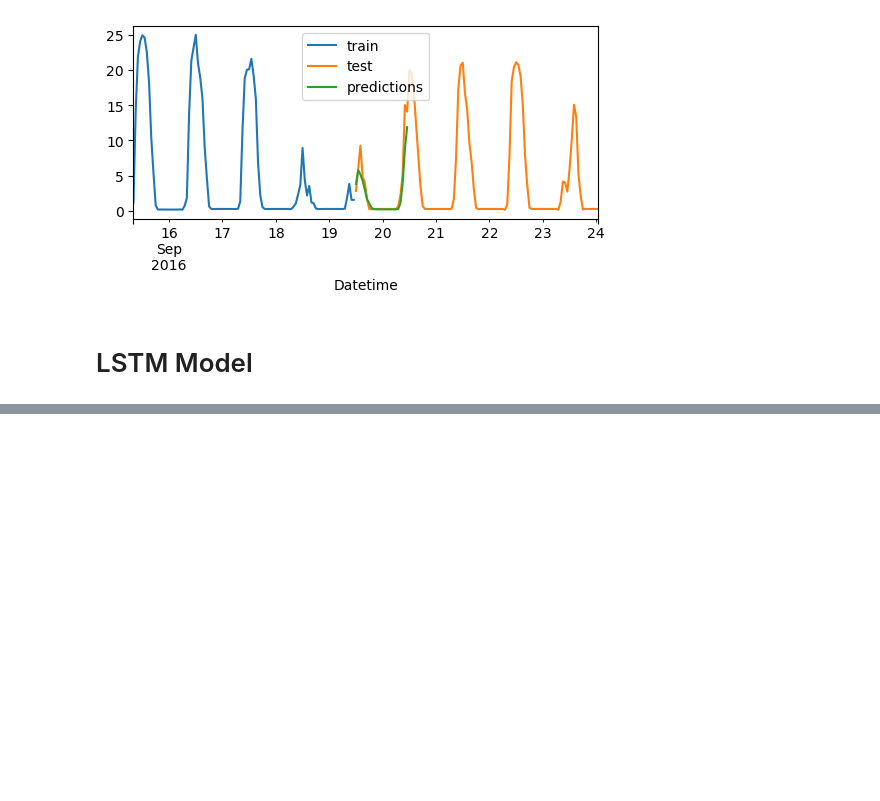
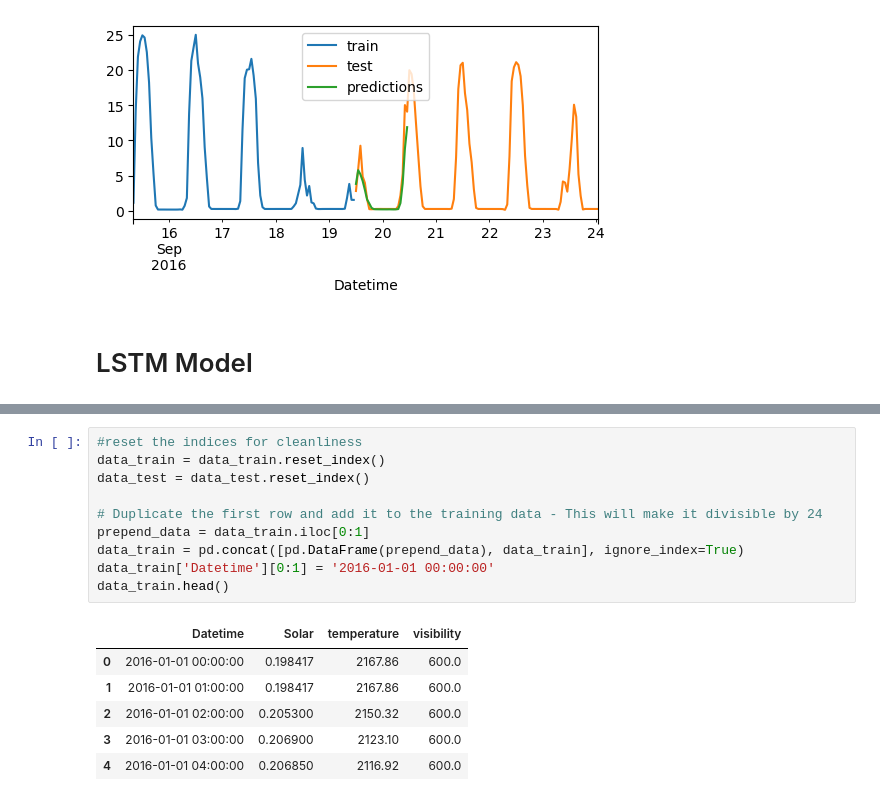
Before and after one commit to adshyam/SmartHome-IOT-devices---EDA-ARIMAs-and-LSTM, a Jupyter notebook: Solar Modeling.ipynb, the cells around one changed output, grey strips where cells are left out. Drawn from its saved outputs; the diff is of its cells as text; blank space fills up the shorter version.

```diff
--- a/Solar Modeling.ipynb
+++ b/Solar Modeling.ipynb
@@ -151,0 +184,17 @@ Test error (MSE): 2.758874391187448
+# %%
+#reset the indices for cleanliness
+data_train = data_train.reset_index()
+data_test = data_test.reset_index()
+
+# Duplicate the first row and add it to the training data - This will make it divisible by 24
+prepend_data = data_train.iloc[0:1]
+data_train = pd.concat([pd.DataFrame(prepend_data), data_train], ignore_index=True)
+data_train['Datetime'][0:1] = '2016-01-01 00:00:00'
+data_train.head()
+# %% [output]
+|  | Datetime | Solar | temperature | visibility |
+| 0 | 2016-01-01 00:00:00 | 0.198417 | 2167.86 | 600.0 |
+| 1 | 2016-01-01 01:00:00 | 0.198417 | 2167.86 | 600.0 |
+| 2 | 2016-01-01 02:00:00 | 0.205300 | 2150.32 | 600.0 |
+| 3 | 2016-01-01 03:00:00 | 0.206900 | 2123.10 | 600.0 |
+| 4 | 2016-01-01 04:00:00 | 0.206850 | 2116.92 | 600.0 |
```
Also changed, not shown: parts of 13 cells of this notebook.
